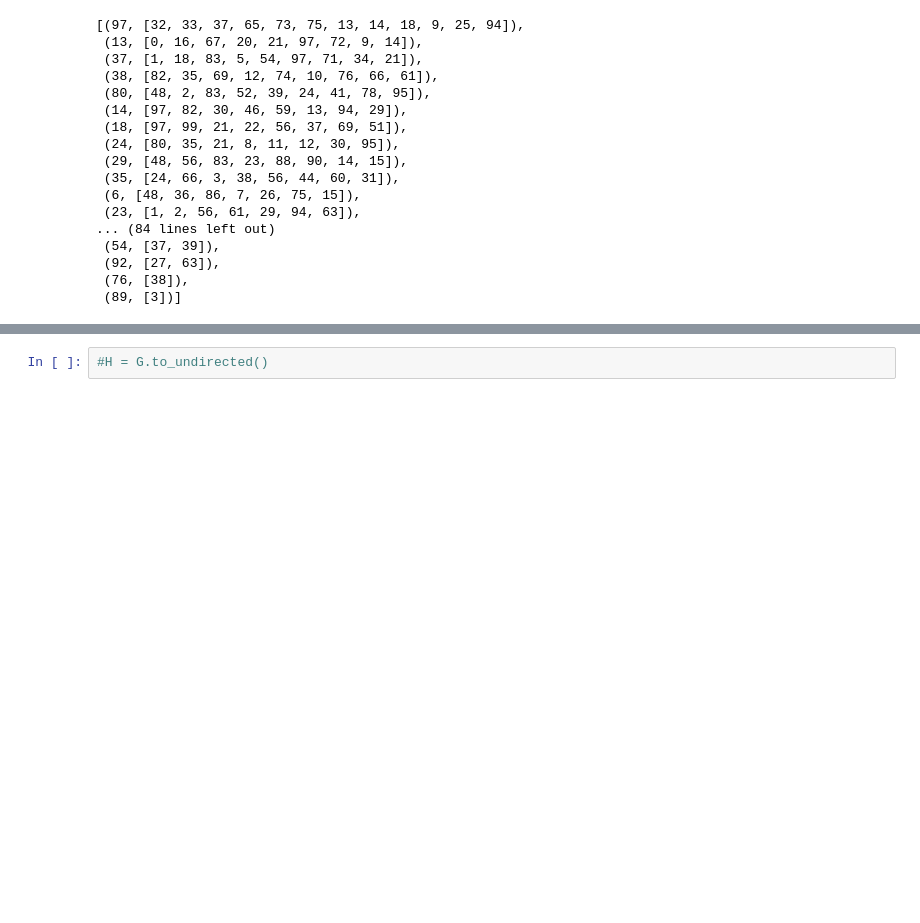
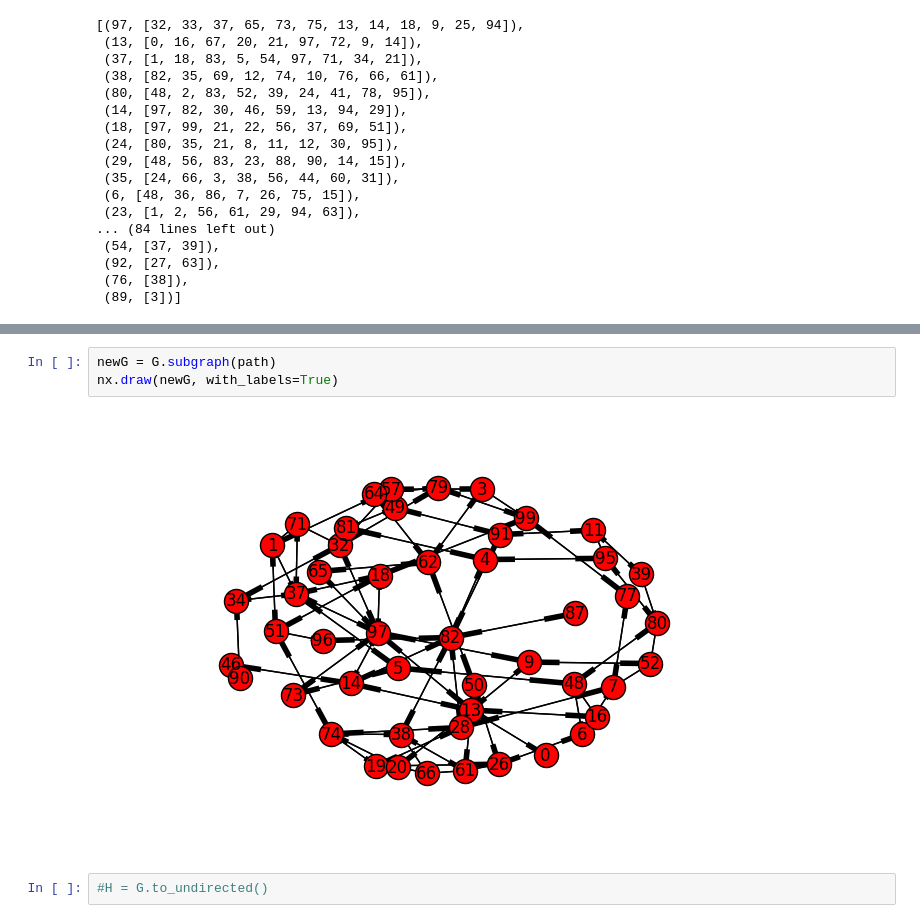
Before and after one commit to SubhankarGhosh/NetworkX, a Jupyter notebook: Paper.ipynb, the cells around one changed output, grey strips where cells are left out. Drawn from its saved outputs; the diff is of its cells as text; blank space fills up the shorter version.

```diff
--- a/Paper.ipynb
+++ b/Paper.ipynb
@@ -453,3 +498,8 @@ sorted([(n,G.neighbors(n)) for n in G.nodes()], key=lambda x: len(x[1]), reverse
+# %%
+newG = G.subgraph(path)
+nx.draw(newG, with_labels=True)
+# %% [output]
+[figure, added]
 # %%
 #H = G.to_undirected()
 # %%
```
Also changed, not shown: parts of 16 cells of this notebook.
